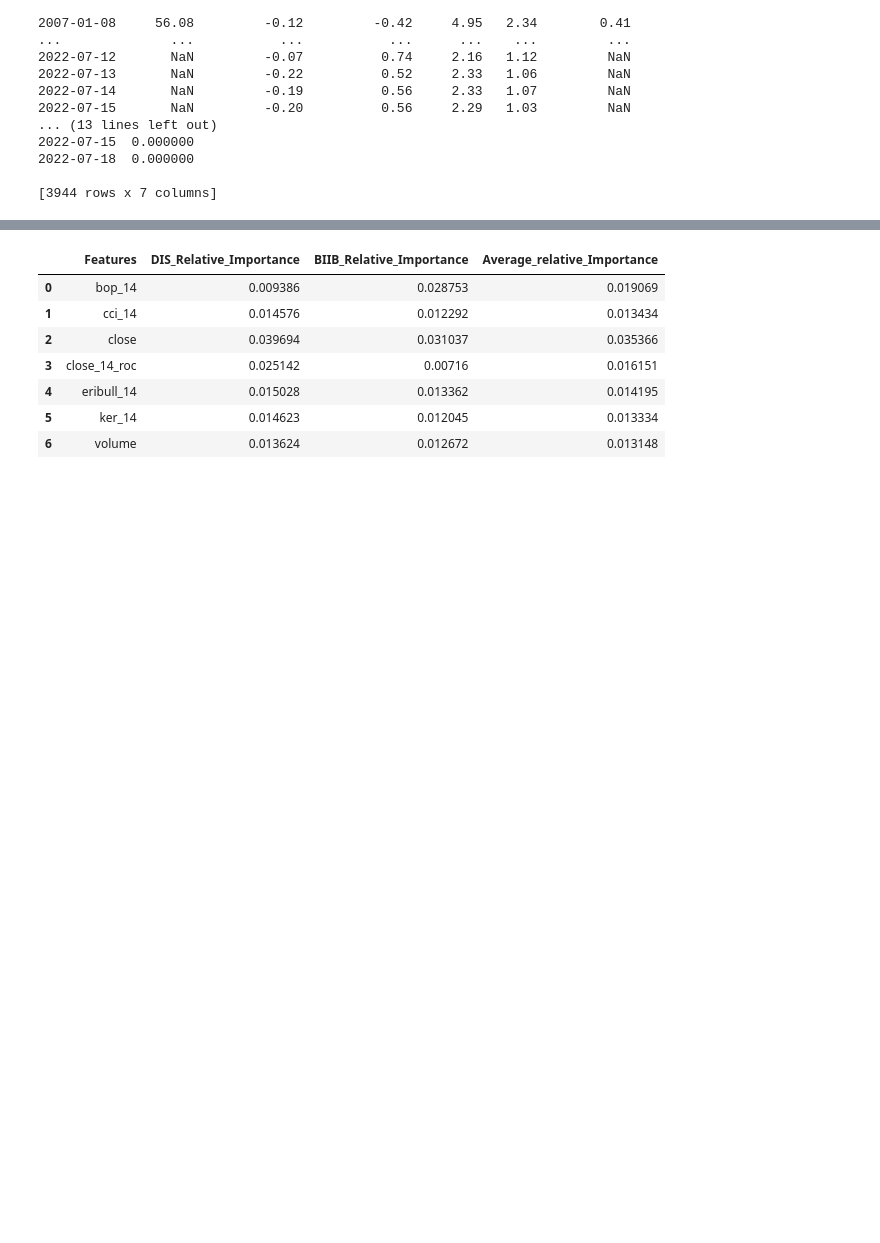
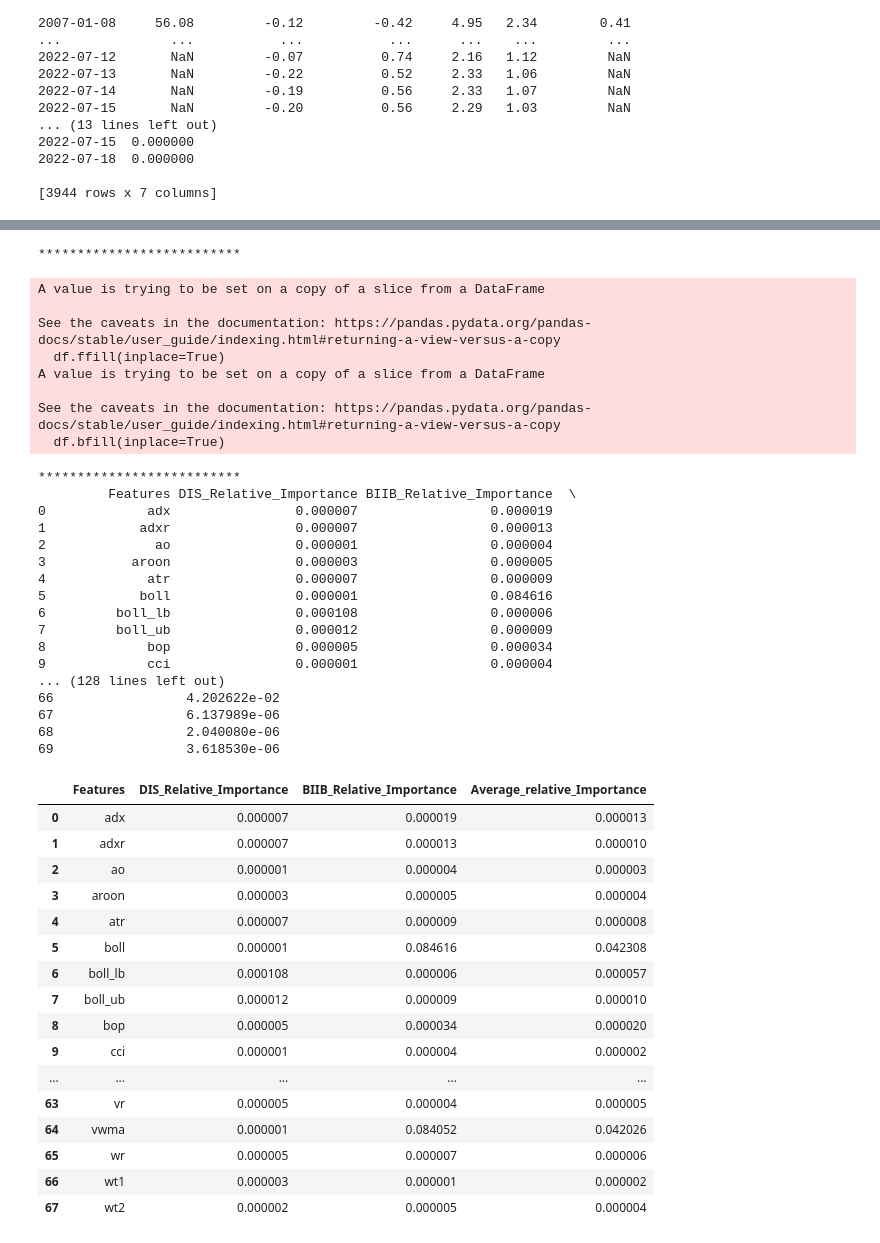
Before and after one commit to inderkaur19/Portfolio_management, a Jupyter notebook: Portfolio_Management_V6.ipynb, the cells around one changed output, grey strips where cells are left out. Drawn from its saved outputs; the diff is of its cells as text; code cells hidden in the pictures; blank space fills up the shorter version.

```diff
--- a/Portfolio_Management_V6.ipynb
+++ b/Portfolio_Management_V6.ipynb
@@ -177,6 +161,8 @@ the dataframe after the columns have been renamed
 | 2022-12-29 | 276.000000 | 87.180000 | 594000 | 13045100 | 274.829987 | 85.250000 | 279.140015 | 88.239998 | 274.299988 | ... |
 | 2022-12-30 | 276.920013 | 86.879997 | 640700 | 23231000 | 274.980011 | 85.730003 | 277.149994 | 87.120003 | 272.200012 | ... |
 4028 rows × 10 columns
+# %%
+pd.set_option('display.max_rows', 100)
 # %%
 from stockstats import StockDataFrame
 def extract_and_wrap_ticker_data(df, columns):
@@ -335,11 +329,18 @@ final_df
 # %%
 final_df2=final_df.copy()
+
 for ticker in tickers:
-    final_df2[ticker+"_close"] = final_df2[ticker+"_close"].pct_change()
-#     final_df.drop(columns=[ticker+"_adj close"],inplace=True)
+#     final_df2[ticker+"_close"] = final_df2[ticker+"_close"].pct_change()
+    final_df2.drop(columns=[ticker+"_cr",ticker+"_cr-ma1",ticker+"_cr-ma2",ticker+"_cr-ma3"],inplace=True)
+    final_df2[ticker+'_close']=final_df2[ticker+'_close'].shift(-1)
+    print(final_df2)
 #     final_df2=final_df2.dropna(subset=[ticker+"_close",ticker+"_close_14_sma",ticker+"_close_14_roc",ticker+"_boll_ub",ticker+"_boll_lb",ticker+"_boll"])
+final_df2.fillna(method='ffill',inplace=True)
+final_df2.fillna(method='bfill',inplace=True)
+
 final_df2=final_df2.loc[14:]
 final_df2.set_index(['Date'],inplace=True)
 final_df2.drop(columns=['wti_spot','ted_spread'],inplace=True)
+
 final_df2
 # %% [output]
@@ -363,7 +392,11 @@ from sklearn.ensemble import RandomForestRegressor
 def check_var_importance(df,ticker):
     # Separate features (X) and target (y)
     # AAPL_df.drop(columns=["AAPL_cr"],inplace=True)
-    df= df.dropna()
+    df.ffill(inplace=True)
+    df.bfill(inplace=True)
+    print("**************************")
+#     print(df.isnull())
+
     X = df  # Use relevant columns
     y = df[ticker+'_close']  # Target variable is 'Close'
 
@@ -406,6 +439,7 @@ feat_importance_all=pd.DataFrame()
 for ticker in tickers:
 
     matching_columns = [col for col in final_df2.columns if ticker in col]
+#     print(matching_columns)
 #     matching_columns.append([])
     # # Print matching columns
     # for col in matching_columns:
@@ -418,7 +452,7 @@ for ticker in tickers:
 feat_importance_all=feat_importance_all.T.drop_duplicates(keep='first').T
 feat_importance_all["Average_relative_Importance"]=feat_importance_all.iloc[:,1:].mean(axis=1)
 print(feat_importance_all)
-threshold = .01  # Example threshold value
+threshold = 1e-6 # Example threshold value
 
 # Create a boolean mask based on the condition
 mask = feat_importance_all['Average_relative_Importance'] >= threshold
@@ -452,11 +477,46 @@ filtered_df
+**************************
+A value is trying to be set on a copy of a slice from a DataFrame
+
+See the caveats in the documentation: https://pandas.pydata.org/pandas-docs/stable/user_guide/indexing.html#returning-a-view-versus-a-copy
+  df.ffill(inplace=True)
+A value is trying to be set on a copy of a slice from a DataFrame
+
+See the caveats in the documentation: https://pandas.pydata.org/pandas-docs/stable/user_guide/indexing.html#returning-a-view-versus-a-copy
+  df.bfill(inplace=True)
+**************************
+         Features DIS_Relative_Importance BIIB_Relative_Importance  \
+0             adx                0.000007                 0.000019
+1            adxr                0.000007                 0.000013
+2              ao                0.000001                 0.000004
+3           aroon                0.000003                 0.000005
+4             atr                0.000007                 0.000009
+5            boll                0.000001                 0.084616
+6         boll_lb                0.000108                 0.000006
+7         boll_ub                0.000012                 0.000009
+8             bop                0.000005                 0.000034
+9             cci                0.000001                 0.000004
+... (128 lines left out)
+66                 4.202622e-02
+67                 6.137989e-06
+68                 2.040080e-06
+69                 3.618530e-06
 |  | Features | DIS_Relative_Importance | BIIB_Relative_Importance | Average_relative_Importance |
-| 0 | bop_14 | 0.009386 | 0.028753 | 0.019069 |
-| 1 | cci_14 | 0.014576 | 0.012292 | 0.013434 |
-| 2 | close | 0.039694 | 0.031037 | 0.035366 |
-| 3 | close_14_roc | 0.025142 | 0.00716 | 0.016151 |
-| 4 | eribull_14 | 0.015028 | 0.013362 | 0.014195 |
-| 5 | ker_14 | 0.014623 | 0.012045 | 0.013334 |
-| 6 | volume | 0.013624 | 0.012672 | 0.013148 |
+| 0 | adx | 0.000007 | 0.000019 | 0.000013 |
+| 1 | adxr | 0.000007 | 0.000013 | 0.000010 |
+| 2 | ao | 0.000001 | 0.000004 | 0.000003 |
+| 3 | aroon | 0.000003 | 0.000005 | 0.000004 |
+| 4 | atr | 0.000007 | 0.000009 | 0.000008 |
+| 5 | boll | 0.000001 | 0.084616 | 0.042308 |
+| 6 | boll_lb | 0.000108 | 0.000006 | 0.000057 |
+| 7 | boll_ub | 0.000012 | 0.000009 | 0.000010 |
+| 8 | bop | 0.000005 | 0.000034 | 0.000020 |
+| 9 | cci | 0.000001 | 0.000004 | 0.000002 |
+| ... | ... | ... | ... | ... |
+| 63 | vr | 0.000005 | 0.000004 | 0.000005 |
+| 64 | vwma | 0.000001 | 0.084052 | 0.042026 |
+| 65 | wr | 0.000005 | 0.000007 | 0.000006 |
+| 66 | wt1 | 0.000003 | 0.000001 | 0.000002 |
+| 67 | wt2 | 0.000002 | 0.000005 | 0.000004 |
 # %%
 final_df2.head(2)
 # %% [output]
```
Also changed, not shown: parts of 48 cells of this notebook.
